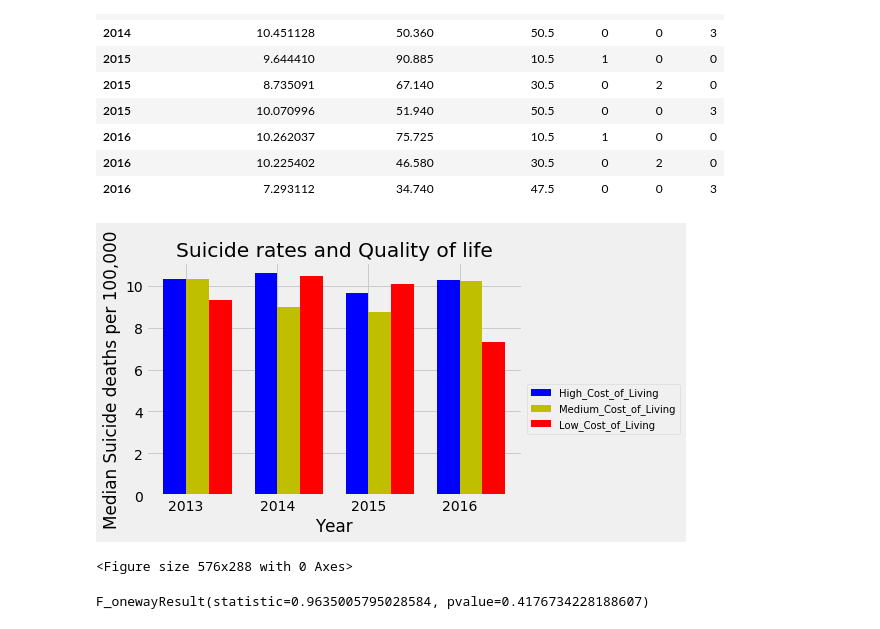
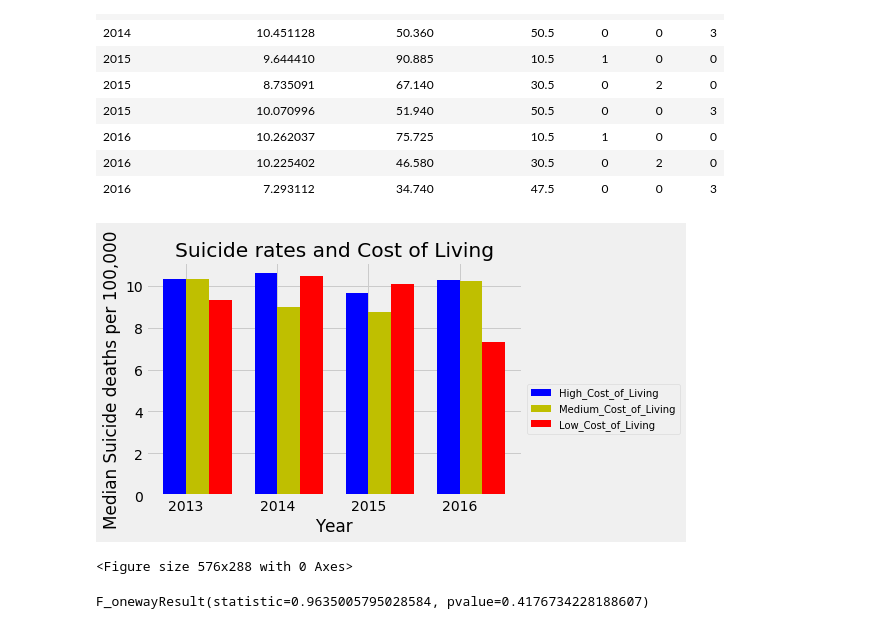
Before and after one commit to sruelle/project-one, a Jupyter notebook: Team Project one.ipynb, the cells around one changed output. Cells and saved outputs as stored; diff of their text form; code cells hidden in the pictures.

```diff
--- a/Team Project one.ipynb
+++ b/Team Project one.ipynb
@@ -400,31 +406,31 @@ See the caveats in the documentation: http://pandas.pydata.org/pandas-docs/stabl
 # %%
 #plot the graph
 years=[2013,2014,2015,2016]
 x_axis = np.arange(len(years))
 bar_width=0.35
 
 fig, ax = plt.subplots()
 plt.figure(figsize=(8,4))
 
 width = 0.25         # the width of the bars
 p1 = ax.bar(x_axis, PP_combined_df[PP_combined_df['Group1']=='1']['Both sexes (deaths per 100,000)'],color='b', width=width)
 p2 = ax.bar(x_axis + width, PP_combined_df[PP_combined_df['Group2']=='2']['Both sexes (deaths per 100,000)'],color='y', width=width)
 p3 = ax.bar(x_axis + width + width , PP_combined_df[PP_combined_df['Group3']=='3']['Both sexes (deaths per 100,000)'], color='r', width=width)
 
-ax.set_title('Suicide rates and Quality of life')
+ax.set_title('Suicide rates and Cost of Living')
 ax.set_xticks(x_axis+ width / 2)
 ax.set_xticklabels(('2013', '2014', '2015', '2016'))
 ax.set_xlabel('Year')
 ax.set_ylabel('Median Suicide deaths per 100,000')
 
 
 ax.legend((p1[0], p2[0],p3[0]), ('High_Cost_of_Living', 'Medium_Cost_of_Living','Low_Cost_of_Living'),fontsize = 10,  bbox_to_anchor=(1.0, 0.5))
 plt.style.use('fivethirtyeight')
 ax.autoscale_view()
 
 plt.show()
 # %% [output]
-[figure, old version]
+[figure, new version]
 <Figure size 576x288 with 0 Axes>
 # %%
 #Onome's Stats Start
```
Also changed, not shown: parts of 10 cells of this notebook.
